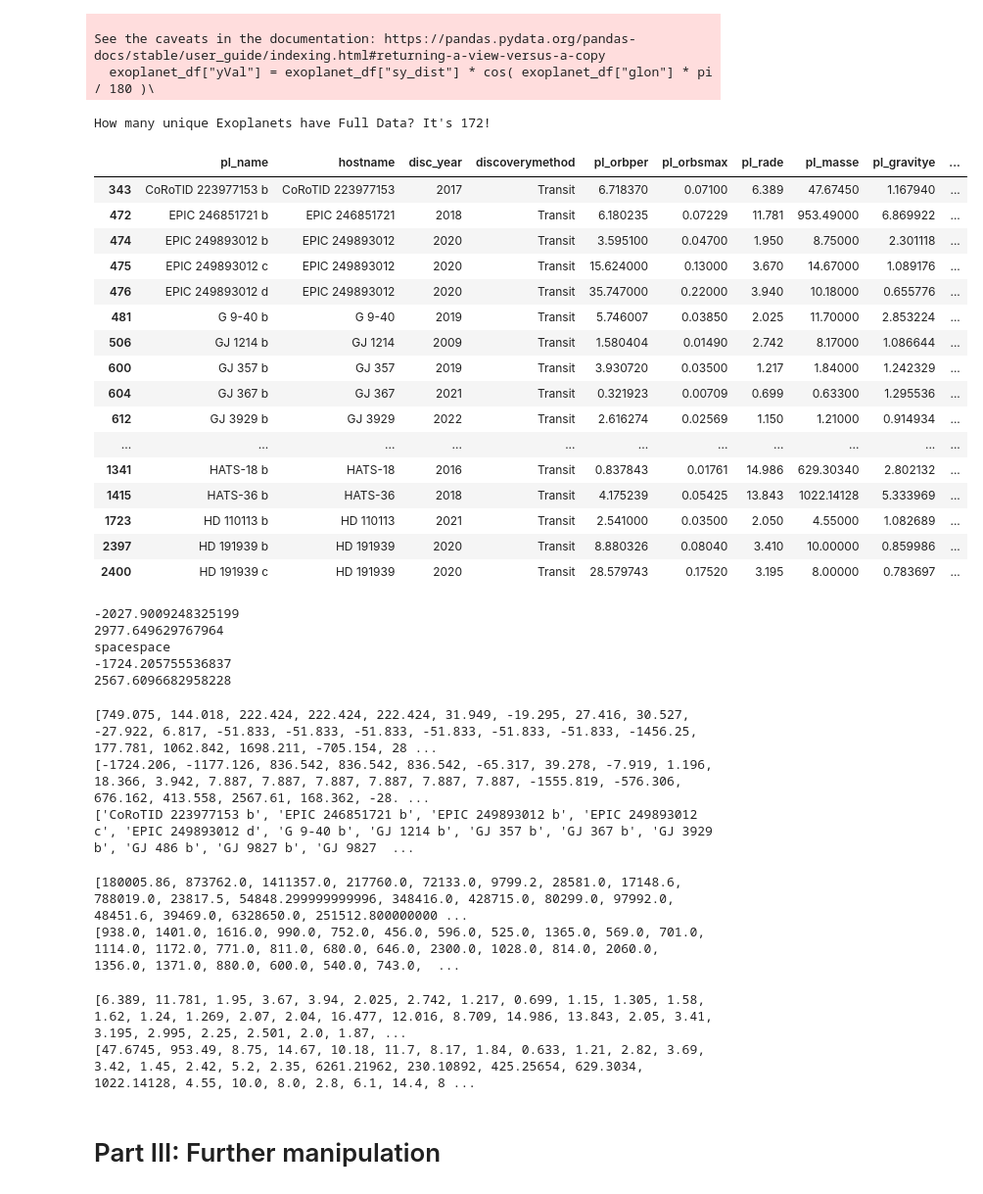
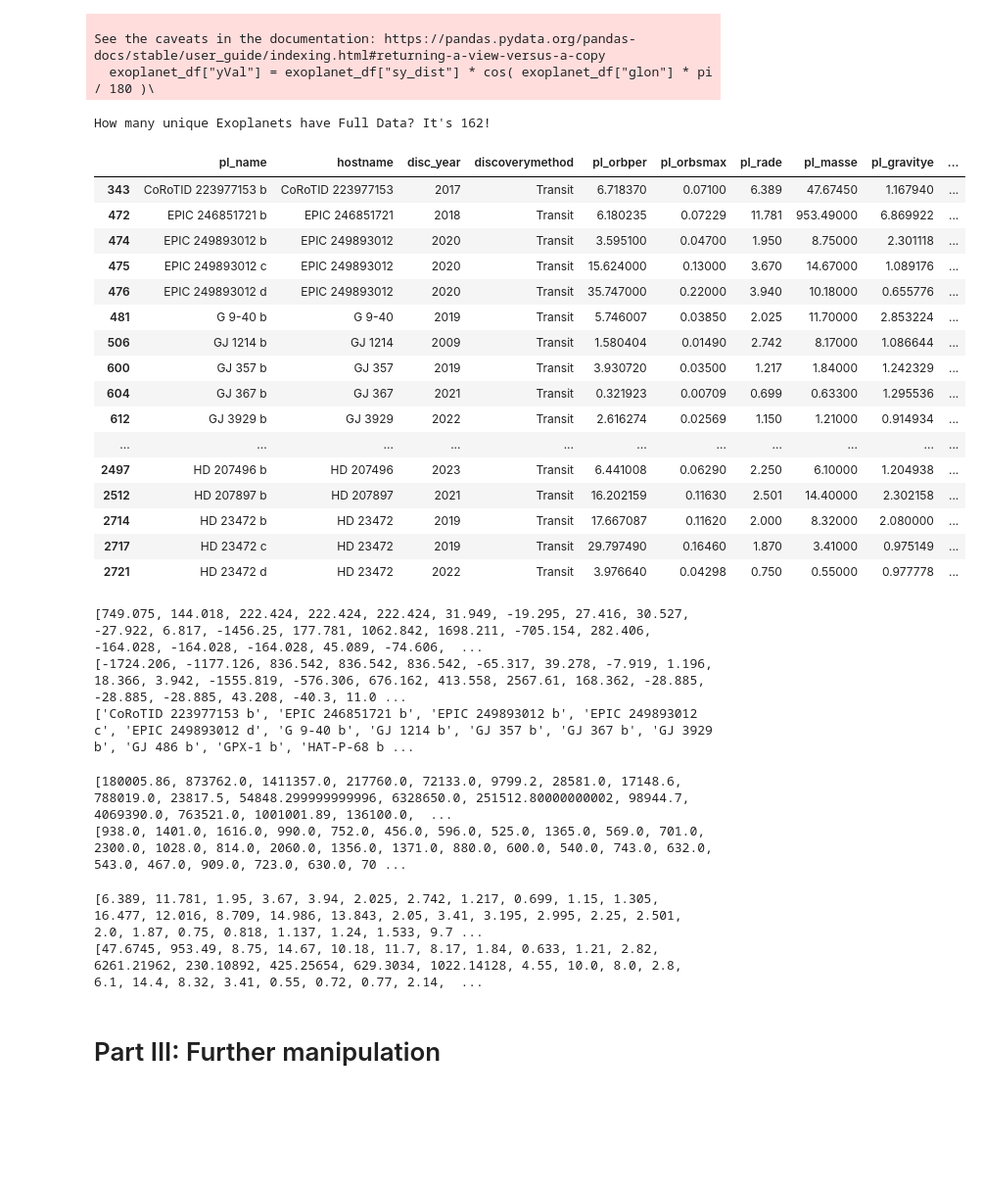
Before and after one commit to julestrada/Project-3, a Jupyter notebook: Project-3-code.ipynb, the cells around one changed output. Shown at 98% size. Saved outputs shown, nothing was run; the diff lists cells and outputs as text; code cells hidden in the pictures; blank space fills up the shorter version.

```diff
--- a/Project-3-code.ipynb
+++ b/Project-3-code.ipynb
@@ -100,61 +104,48 @@ See the caveats in the documentation: https://pandas.pydata.org/pandas-docs/stab
 ## Reorder Columns ##
 exoplanet_df = exoplanet_df[[
     "pl_name", "hostname", "disc_year", "discoverymethod", "pl_orbper", "pl_orbsmax",\
           "pl_rade", "pl_masse", "pl_gravitye", "pl_gravity", "pl_insol", "pl_eqt",\
               "st_spectype", "st_teff", "glat", "glon", "sy_dist", "xVal", "yVal"
 ]]
 
 ## Drop all rows with Null values ##
 exoplanet_df = exoplanet_df.dropna()
-plNum = len(exoplanet_df["pl_name"].unique())
 
 ## Drop all rows with repeated planets ##
-exoplanet_df = exoplanet_df.drop_duplicates(subset=["pl_name", "pl_rade"], keep= False)
+exoplanet_df = exoplanet_df.drop_duplicates(subset=["pl_name"], keep= False)
 
 ## How many Planets do we have? ##
-print(f"How many unique Exoplanets have Full Data? It's {plNum}!")
+print( f"How many unique Exoplanets have Full Data? It's { len( exoplanet_df['pl_name'].unique() ) }!" )
 
 
 
 exoplanet_df.head(25)
 # %% [output]
-How many unique Exoplanets have Full Data? It's 172!
+How many unique Exoplanets have Full Data? It's 162!
 |  | pl_name | hostname | disc_year | discoverymethod | pl_orbper | pl_orbsmax | pl_rade | pl_masse | pl_gravitye | ... |
 | 343 | CoRoTID 223977153 b | CoRoTID 223977153 | 2017 | Transit | 6.718370 | 0.07100 | 6.389 | 47.67450 | 1.167940 | ... |
 | 472 | EPIC 246851721 b | EPIC 246851721 | 2018 | Transit | 6.180235 | 0.07229 | 11.781 | 953.49000 | 6.869922 | ... |
 | 474 | EPIC 249893012 b | EPIC 249893012 | 2020 | Transit | 3.595100 | 0.04700 | 1.950 | 8.75000 | 2.301118 | ... |
 | 475 | EPIC 249893012 c | EPIC 249893012 | 2020 | Transit | 15.624000 | 0.13000 | 3.670 | 14.67000 | 1.089176 | ... |
 | 476 | EPIC 249893012 d | EPIC 249893012 | 2020 | Transit | 35.747000 | 0.22000 | 3.940 | 10.18000 | 0.655776 | ... |
 | 481 | G 9-40 b | G 9-40 | 2019 | Transit | 5.746007 | 0.03850 | 2.025 | 11.70000 | 2.853224 | ... |
 | 506 | GJ 1214 b | GJ 1214 | 2009 | Transit | 1.580404 | 0.01490 | 2.742 | 8.17000 | 1.086644 | ... |
 | 600 | GJ 357 b | GJ 357 | 2019 | Transit | 3.930720 | 0.03500 | 1.217 | 1.84000 | 1.242329 | ... |
 | 604 | GJ 367 b | GJ 367 | 2021 | Transit | 0.321923 | 0.00709 | 0.699 | 0.63300 | 1.295536 | ... |
 | 612 | GJ 3929 b | GJ 3929 | 2022 | Transit | 2.616274 | 0.02569 | 1.150 | 1.21000 | 0.914934 | ... |
 | ... | ... | ... | ... | ... | ... | ... | ... | ... | ... | ... |
-| 1341 | HATS-18 b | HATS-18 | 2016 | Transit | 0.837843 | 0.01761 | 14.986 | 629.30340 | 2.802132 | ... |
-| 1415 | HATS-36 b | HATS-36 | 2018 | Transit | 4.175239 | 0.05425 | 13.843 | 1022.14128 | 5.333969 | ... |
-| 1723 | HD 110113 b | HD 110113 | 2021 | Transit | 2.541000 | 0.03500 | 2.050 | 4.55000 | 1.082689 | ... |
-| 2397 | HD 191939 b | HD 191939 | 2020 | Transit | 8.880326 | 0.08040 | 3.410 | 10.00000 | 0.859986 | ... |
-| 2400 | HD 191939 c | HD 191939 | 2020 | Transit | 28.579743 | 0.17520 | 3.195 | 8.00000 | 0.783697 | ... |
+| 2497 | HD 207496 b | HD 207496 | 2023 | Transit | 6.441008 | 0.06290 | 2.250 | 6.10000 | 1.204938 | ... |
+| 2512 | HD 207897 b | HD 207897 | 2021 | Transit | 16.202159 | 0.11630 | 2.501 | 14.40000 | 2.302158 | ... |
+| 2714 | HD 23472 b | HD 23472 | 2019 | Transit | 17.667087 | 0.11620 | 2.000 | 8.32000 | 2.080000 | ... |
+| 2717 | HD 23472 c | HD 23472 | 2019 | Transit | 29.797490 | 0.16460 | 1.870 | 3.41000 | 0.975149 | ... |
+| 2721 | HD 23472 d | HD 23472 | 2022 | Transit | 3.976640 | 0.04298 | 0.750 | 0.55000 | 0.977778 | ... |
 # %%
 ## Name of File: ##
 file_name = 'exoplanet_df'
 ## Upload Dataframe to csv file ##
 exoplanet_df.to_csv(f"data/{file_name}.csv", sep=',', encoding='utf-8')
-# %%
-
-print(exoplanet_df["xVal"].min())
-print(exoplanet_df["xVal"].max())
-print("spacespace")
-print(exoplanet_df["yVal"].min())
-print(exoplanet_df["yVal"].max())
-# %% [output]
--2027.9009248325199
-2977.649629767964
-spacespace
--1724.205755536837
-2567.6096682958228
 # %%
+## Getting Vals into Lists for js ##
 xValList = list(exoplanet_df["xVal"])
 yValList = list(exoplanet_df["yVal"])
 
@@ -171,10 +162,11 @@ print(xValList)
 print(yValList)
 print(planetNameList)
 # %% [output]
-[749.075, 144.018, 222.424, 222.424, 222.424, 31.949, -19.295, 27.416, 30.527, -27.922, 6.817, -51.833, -51.833, -51.833, -51.833, -51.833, -51.833, -1456.25, 177.781, 1062.842, 1698.211, -705.154, 28 ...
-[-1724.206, -1177.126, 836.542, 836.542, 836.542, -65.317, 39.278, -7.919, 1.196, 18.366, 3.942, 7.887, 7.887, 7.887, 7.887, 7.887, 7.887, -1555.819, -576.306, 676.162, 413.558, 2567.61, 168.362, -28. ...
-['CoRoTID 223977153 b', 'EPIC 246851721 b', 'EPIC 249893012 b', 'EPIC 249893012 c', 'EPIC 249893012 d', 'G 9-40 b', 'GJ 1214 b', 'GJ 357 b', 'GJ 367 b', 'GJ 3929 b', 'GJ 486 b', 'GJ 9827 b', 'GJ 9827  ...
+[749.075, 144.018, 222.424, 222.424, 222.424, 31.949, -19.295, 27.416, 30.527, -27.922, 6.817, -1456.25, 177.781, 1062.842, 1698.211, -705.154, 282.406, -164.028, -164.028, -164.028, 45.089, -74.606,  ...
+[-1724.206, -1177.126, 836.542, 836.542, 836.542, -65.317, 39.278, -7.919, 1.196, 18.366, 3.942, -1555.819, -576.306, 676.162, 413.558, 2567.61, 168.362, -28.885, -28.885, -28.885, 43.208, -40.3, 11.0 ...
+['CoRoTID 223977153 b', 'EPIC 246851721 b', 'EPIC 249893012 b', 'EPIC 249893012 c', 'EPIC 249893012 d', 'G 9-40 b', 'GJ 1214 b', 'GJ 357 b', 'GJ 367 b', 'GJ 3929 b', 'GJ 486 b', 'GPX-1 b', 'HAT-P-68 b ...
 # %%
+## vals of temp and insolence ##
 insolValList = list(exoplanet_df["pl_insol"])
 tempValList = list(exoplanet_df["pl_eqt"])
 
@@ -184,18 +176,17 @@ for k in range(0, len(insolValList)):
 print(insolValList)
 print(tempValList)
 # %% [output]
-[180005.86, 873762.0, 1411357.0, 217760.0, 72133.0, 9799.2, 28581.0, 17148.6, 788019.0, 23817.5, 54848.299999999996, 348416.0, 428715.0, 80299.0, 97992.0, 48451.6, 39469.0, 6328650.0, 251512.800000000 ...
-[938.0, 1401.0, 1616.0, 990.0, 752.0, 456.0, 596.0, 525.0, 1365.0, 569.0, 701.0, 1114.0, 1172.0, 771.0, 811.0, 680.0, 646.0, 2300.0, 1028.0, 814.0, 2060.0, 1356.0, 1371.0, 880.0, 600.0, 540.0, 743.0,  ...
+[180005.86, 873762.0, 1411357.0, 217760.0, 72133.0, 9799.2, 28581.0, 17148.6, 788019.0, 23817.5, 54848.299999999996, 6328650.0, 251512.80000000002, 98944.7, 4069390.0, 763521.0, 1001001.89, 136100.0,  ...
+[938.0, 1401.0, 1616.0, 990.0, 752.0, 456.0, 596.0, 525.0, 1365.0, 569.0, 701.0, 2300.0, 1028.0, 814.0, 2060.0, 1356.0, 1371.0, 880.0, 600.0, 540.0, 743.0, 632.0, 543.0, 467.0, 909.0, 723.0, 630.0, 70 ...
 # %%
+## vals of radii and masses ##
 radiiValList = list(exoplanet_df["pl_rade"])
 massValList = list(exoplanet_df["pl_masse"])
 
-
-
 print(radiiValList)
 print(massValList)
 # %% [output]
-[6.389, 11.781, 1.95, 3.67, 3.94, 2.025, 2.742, 1.217, 0.699, 1.15, 1.305, 1.58, 1.62, 1.24, 1.269, 2.07, 2.04, 16.477, 12.016, 8.709, 14.986, 13.843, 2.05, 3.41, 3.195, 2.995, 2.25, 2.501, 2.0, 1.87, ...
-[47.6745, 953.49, 8.75, 14.67, 10.18, 11.7, 8.17, 1.84, 0.633, 1.21, 2.82, 3.69, 3.42, 1.45, 2.42, 5.2, 2.35, 6261.21962, 230.10892, 425.25654, 629.3034, 1022.14128, 4.55, 10.0, 8.0, 2.8, 6.1, 14.4, 8 ...
+[6.389, 11.781, 1.95, 3.67, 3.94, 2.025, 2.742, 1.217, 0.699, 1.15, 1.305, 16.477, 12.016, 8.709, 14.986, 13.843, 2.05, 3.41, 3.195, 2.995, 2.25, 2.501, 2.0, 1.87, 0.75, 0.818, 1.137, 1.24, 1.533, 9.7 ...
+[47.6745, 953.49, 8.75, 14.67, 10.18, 11.7, 8.17, 1.84, 0.633, 1.21, 2.82, 6261.21962, 230.10892, 425.25654, 629.3034, 1022.14128, 4.55, 10.0, 8.0, 2.8, 6.1, 14.4, 8.32, 3.41, 0.55, 0.72, 0.77, 2.14,  ...
 # %% [markdown]
 # Part III: Further manipulation
```
Also changed, not shown: parts of 24 cells of this notebook, 3 other files.
